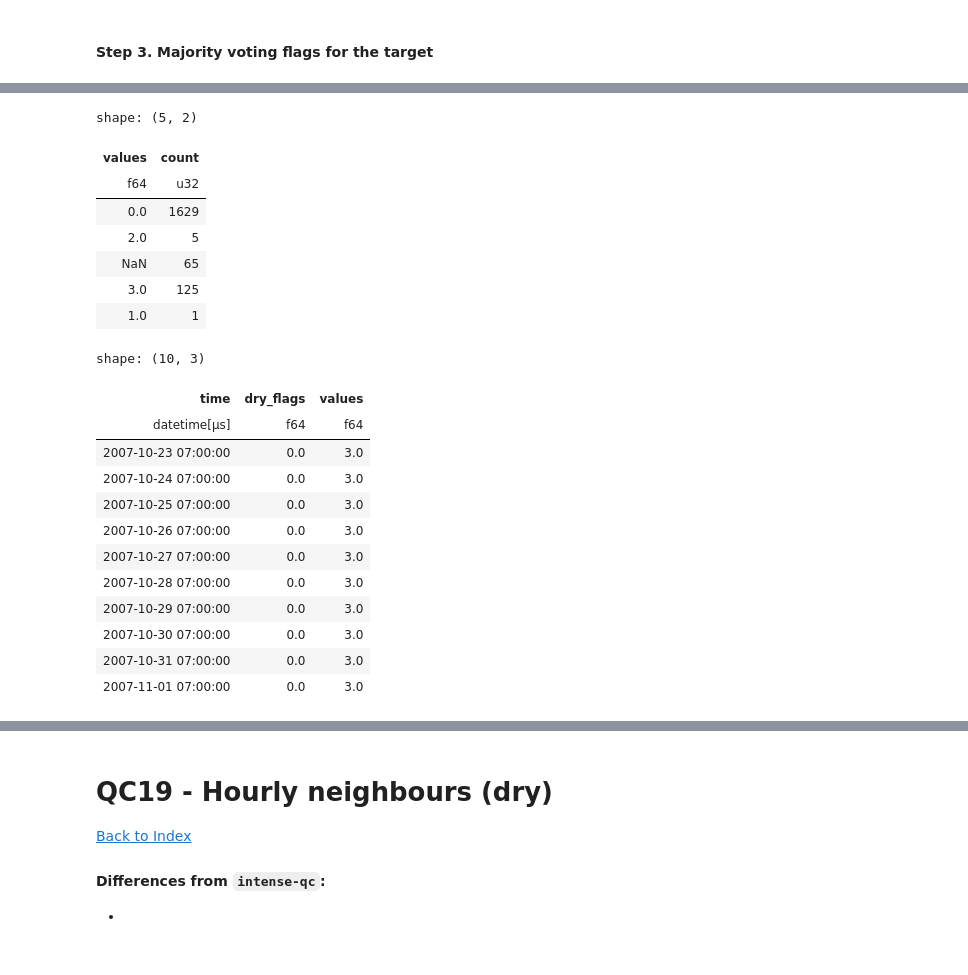
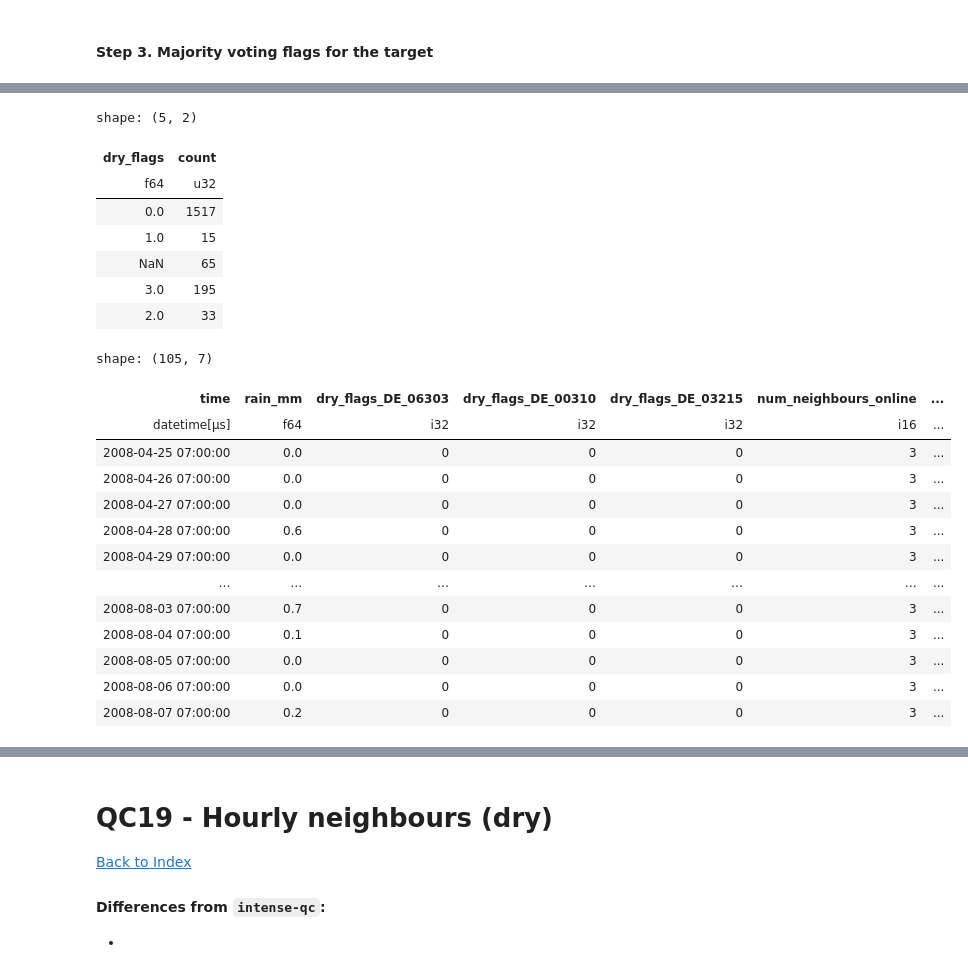
Before and after one commit to Thomasjkeel/RainfallQC-notebooks, a Jupyter notebook: notebooks/neighbour_checks.ipynb, the cells around one changed output, grey strips where cells are left out. Drawn from its saved outputs; the diff is of its cells as text; code cells hidden in the pictures.

```diff
--- a/notebooks/neighbour_checks.ipynb
+++ b/notebooks/neighbour_checks.ipynb
@@ -1690,2 +1700,2 @@ def propagate_flags(series, days=14):
 # %%
-b = propagate_flags(all_data_dry_flags[["time", "dry_flags"]])
+all_data_dry_flags_back_prop = back_propagate_flags(all_data_dry_flags, flag_column="dry_flags", num_days=(DRY_PERIOD_DAYS-1))
@@ -1692,27 +1714,29 @@ b = propagate_flags(all_data_dry_flags[["time", "dry_flags"]])
 # %%
-b["values"].value_counts()
+## after
+all_data_dry_flags_back_prop["dry_flags"].value_counts()
 # %% [output]
 shape: (5, 2)
-| values | count |
+| dry_flags | count |
 | f64 | u32 |
-| 0.0 | 1629 |
-| 2.0 | 5 |
+| 0.0 | 1517 |
+| 1.0 | 15 |
 | NaN | 65 |
-| 3.0 | 125 |
-| 1.0 | 1 |
+| 3.0 | 195 |
+| 2.0 | 33 |
 # %%
-b[660:670]
+all_data_dry_flags_back_prop[845:950]
 # %% [output]
-shape: (10, 3)
+shape: (105, 7)
-| time | dry_flags | values |
-| datetime[μs] | f64 | f64 |
-| 2007-10-23 07:00:00 | 0.0 | 3.0 |
-| 2007-10-24 07:00:00 | 0.0 | 3.0 |
-| 2007-10-25 07:00:00 | 0.0 | 3.0 |
-| 2007-10-26 07:00:00 | 0.0 | 3.0 |
-| 2007-10-27 07:00:00 | 0.0 | 3.0 |
-| 2007-10-28 07:00:00 | 0.0 | 3.0 |
-| 2007-10-29 07:00:00 | 0.0 | 3.0 |
-| 2007-10-30 07:00:00 | 0.0 | 3.0 |
-| 2007-10-31 07:00:00 | 0.0 | 3.0 |
-| 2007-11-01 07:00:00 | 0.0 | 3.0 |
+| time | rain_mm | dry_flags_DE_06303 | dry_flags_DE_00310 | dry_flags_DE_03215 | num_neighbours_online | ... |
+| datetime[μs] | f64 | i32 | i32 | i32 | i16 | ... |
+| 2008-04-25 07:00:00 | 0.0 | 0 | 0 | 0 | 3 | ... |
+| 2008-04-26 07:00:00 | 0.0 | 0 | 0 | 0 | 3 | ... |
+| 2008-04-27 07:00:00 | 0.0 | 0 | 0 | 0 | 3 | ... |
+| 2008-04-28 07:00:00 | 0.6 | 0 | 0 | 0 | 3 | ... |
+| 2008-04-29 07:00:00 | 0.0 | 0 | 0 | 0 | 3 | ... |
+| … | … | … | … | … | … | ... |
+| 2008-08-03 07:00:00 | 0.7 | 0 | 0 | 0 | 3 | ... |
+| 2008-08-04 07:00:00 | 0.1 | 0 | 0 | 0 | 3 | ... |
+| 2008-08-05 07:00:00 | 0.0 | 0 | 0 | 0 | 3 | ... |
+| 2008-08-06 07:00:00 | 0.0 | 0 | 0 | 0 | 3 | ... |
+| 2008-08-07 07:00:00 | 0.2 | 0 | 0 | 0 | 3 | ... |
```
Also changed, not shown: parts of 35 cells of this notebook.
